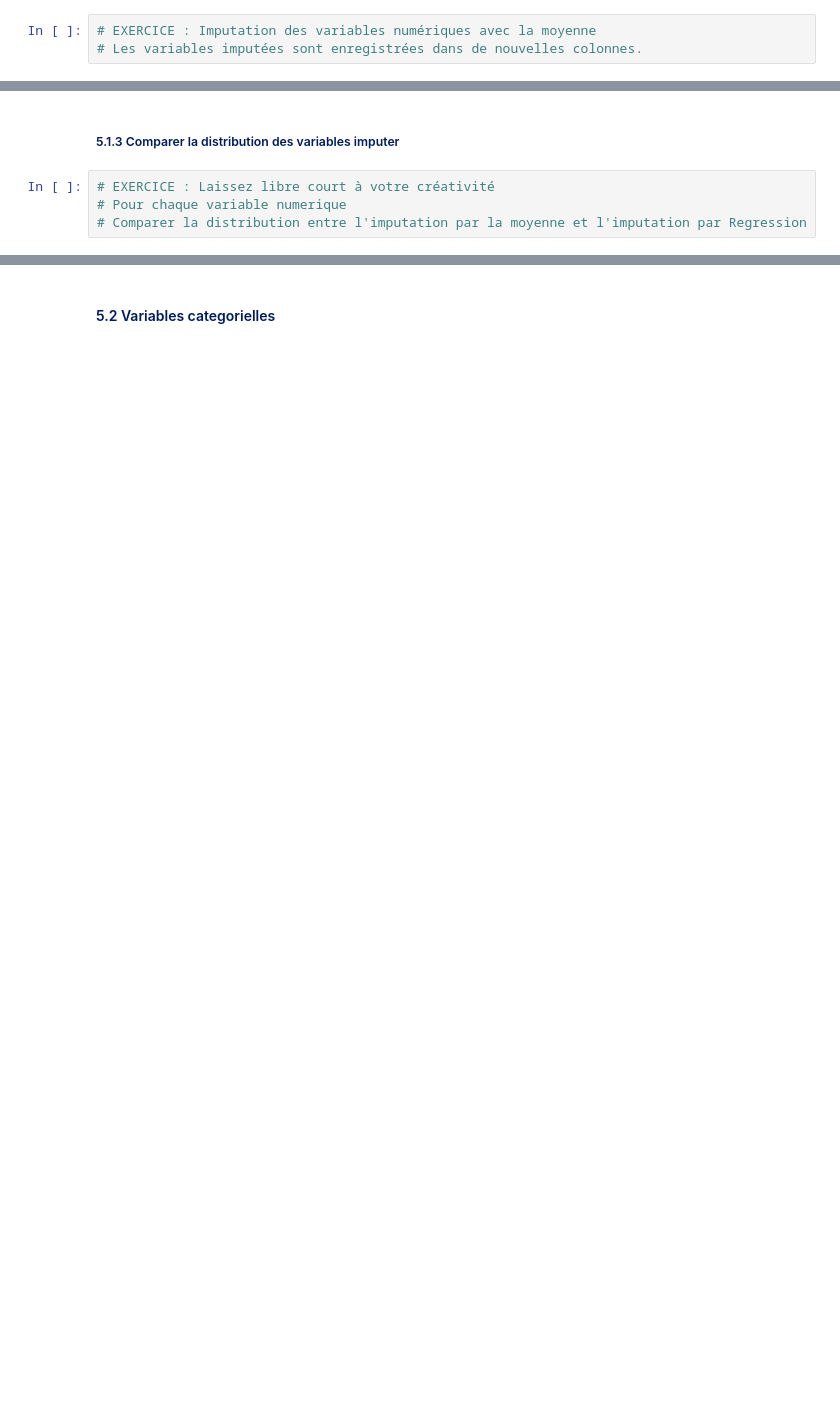
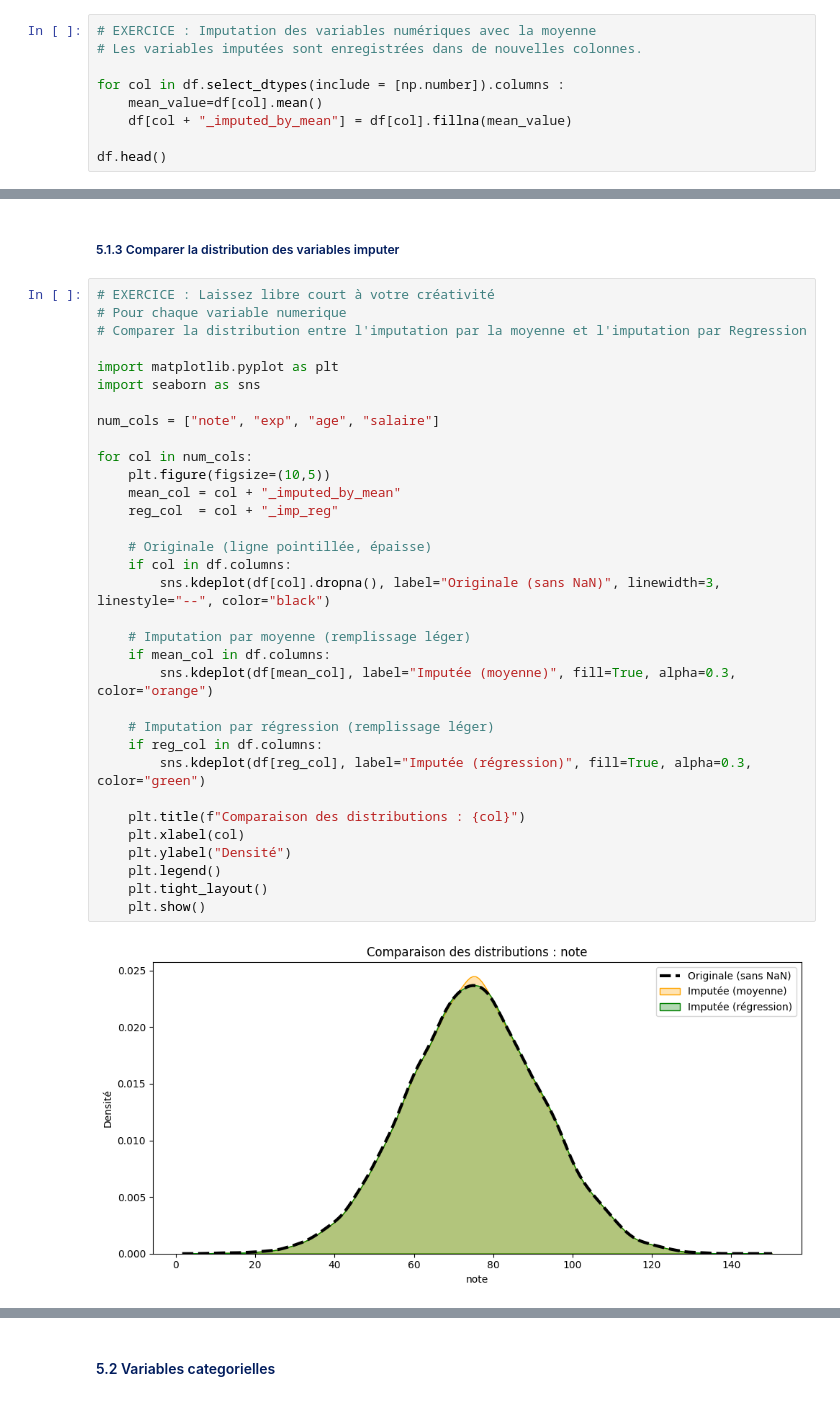
Before and after one commit to Poreck20/MoSEF-Applied-ML_Alpha_Djema, a Jupyter notebook: notebook/Analyse exploratoire de donnВes (EDA).ipynb, the cells around one changed output, grey strips where cells are left out. Saved outputs shown, nothing was run; the diff lists cells and outputs as text; blank space fills up the shorter version.

```diff
--- a/notebook/Analyse exploratoire de donnВes (EDA).ipynb
+++ b/notebook/Analyse exploratoire de donnВes (EDA).ipynb
@@ -128,3 +250,9 @@ def display_missing_values(df):
 # %%
 # EXERCICE : Imputation des variables numériques avec la moyenne
 # Les variables imputées sont enregistrées dans de nouvelles colonnes.
+
+for col in df.select_dtypes(include = [np.number]).columns :
+    mean_value=df[col].mean()
+    df[col + "_imputed_by_mean"] = df[col].fillna(mean_value)
+
+df.head()
@@ -139,4 +346,35 @@ def display_missing_values(df):
 # %%
 # EXERCICE : Laissez libre court à votre créativité
 # Pour chaque variable numerique
 # Comparer la distribution entre l'imputation par la moyenne et l'imputation par Regression
+
+import matplotlib.pyplot as plt
+import seaborn as sns
+
+num_cols = ["note", "exp", "age", "salaire"]
+
+for col in num_cols:
+    plt.figure(figsize=(10,5))
+    mean_col = col + "_imputed_by_mean"
+    reg_col  = col + "_imp_reg"
+
+    # Originale (ligne pointillée, épaisse)
+    if col in df.columns:
+        sns.kdeplot(df[col].dropna(), label="Originale (sans NaN)", linewidth=3, linestyle="--", color="black")
+
+    # Imputation par moyenne (remplissage léger)
+    if mean_col in df.columns:
+        sns.kdeplot(df[mean_col], label="Imputée (moyenne)", fill=True, alpha=0.3, color="orange")
+
+    # Imputation par régression (remplissage léger)
+    if reg_col in df.columns:
+        sns.kdeplot(df[reg_col], label="Imputée (régression)", fill=True, alpha=0.3, color="green")
+
+    plt.title(f"Comparaison des distributions : {col}")
+    plt.xlabel(col)
+    plt.ylabel("Densité")
+    plt.legend()
+    plt.tight_layout()
+    plt.show()
+# %% [output]
+[figure, added]
```
Also changed, not shown: parts of 36 cells of this notebook, 1 other file.
